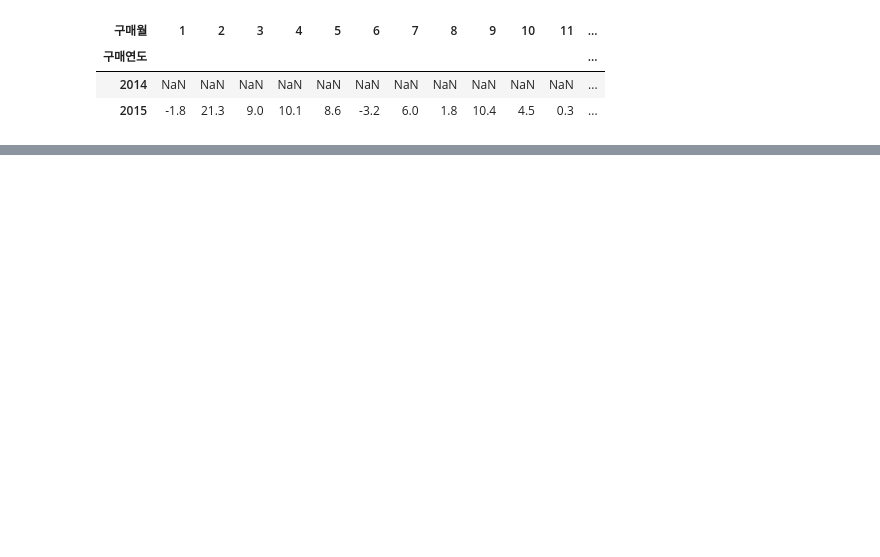
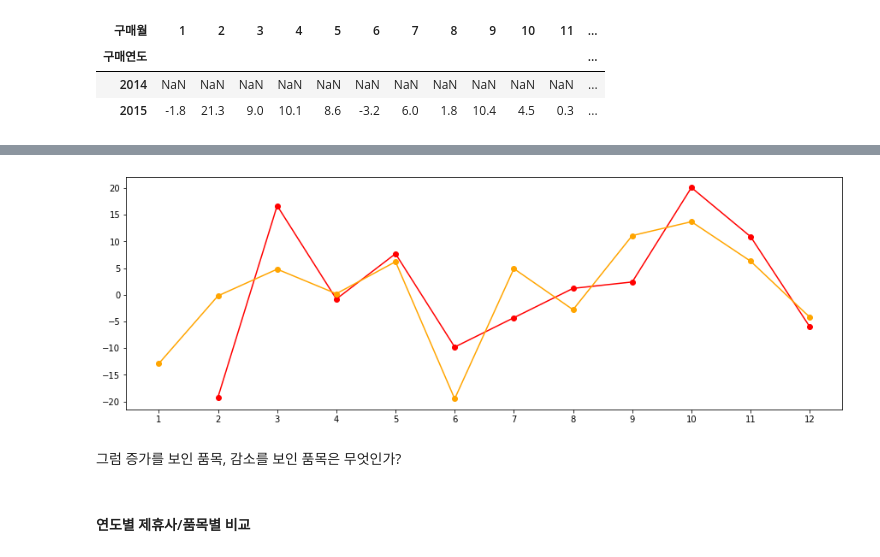
Before and after one commit to choi-aerim/cakd7_class, a Jupyter notebook: m5_DB/구매데이터 분석.ipynb, the cells around one changed output, grey strips where cells are left out. Saved outputs shown, nothing was run; the diff lists cells and outputs as text; code cells hidden in the pictures; blank space fills up the shorter version.

```diff
--- a/m5_DB/구매데이터 분석.ipynb
+++ b/m5_DB/구매데이터 분석.ipynb
@@ -279,0 +432,19 @@ round(month_rate.pct_change(),3)*100
+# %%
+import matplotlib.pyplot as plt
+import warnings
+warnings.filterwarnings('ignore')
+
+fig = plt.figure(figsize = (15,5))
+ax = fig.add_subplot(111)
+
+ax.plot((round(month_rate.pct_change(),3)*100).loc[2014], marker = 'o', color = 'red')
+ax.plot((round(month_rate.pct_change(),3)*100).loc[2015], marker = 'o', color = 'orange')
+
+ax.set_xticks(range(1,13))
+plt.show()
+# %% [output]
+[figure, added]
+# %% [markdown]
+그럼 증가를 보인 품목, 감소를 보인 품목은 무엇인가?
+# %% [markdown]
+#### 연도별 제휴사/품목별 비교
```
Also changed, not shown: parts of 32 cells of this notebook.
